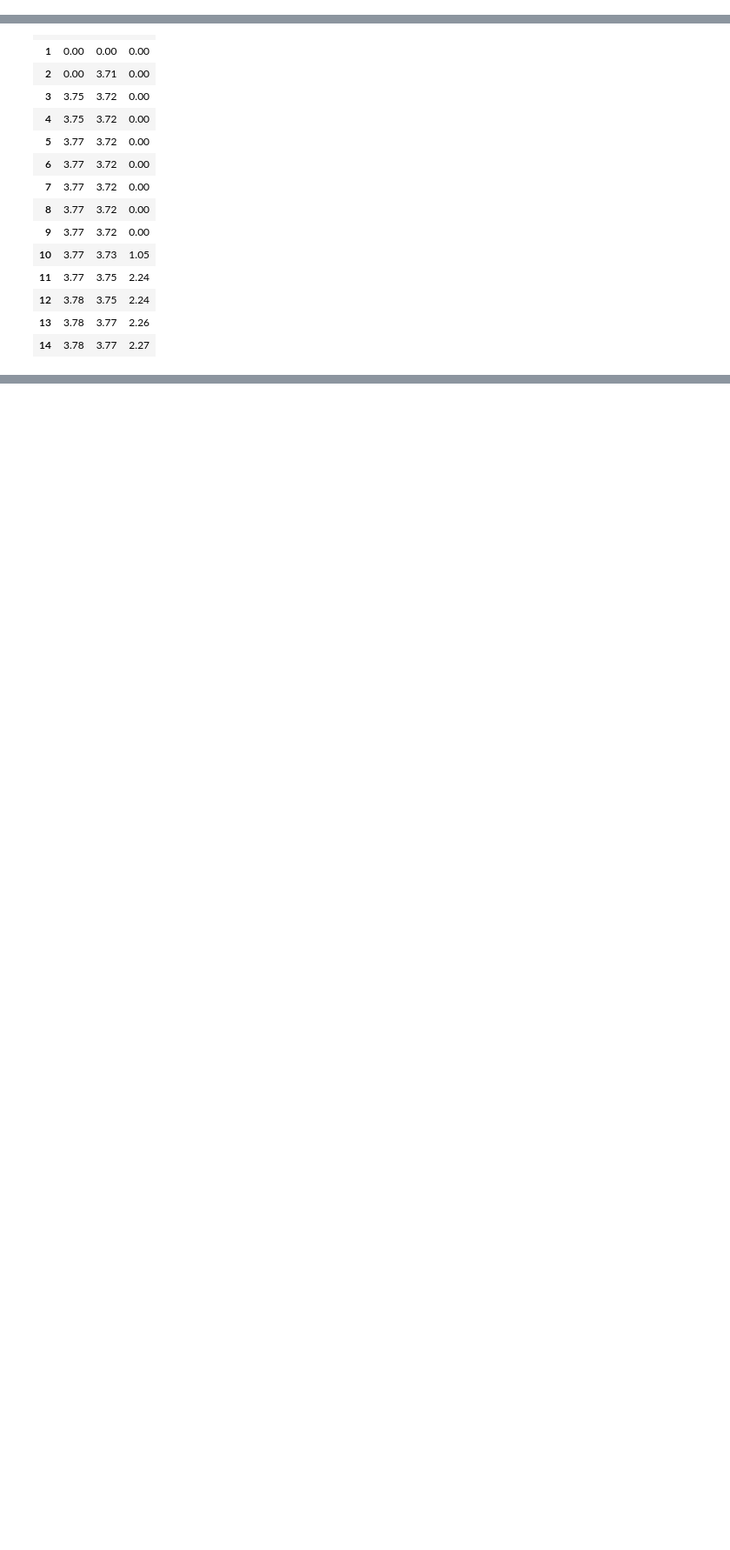
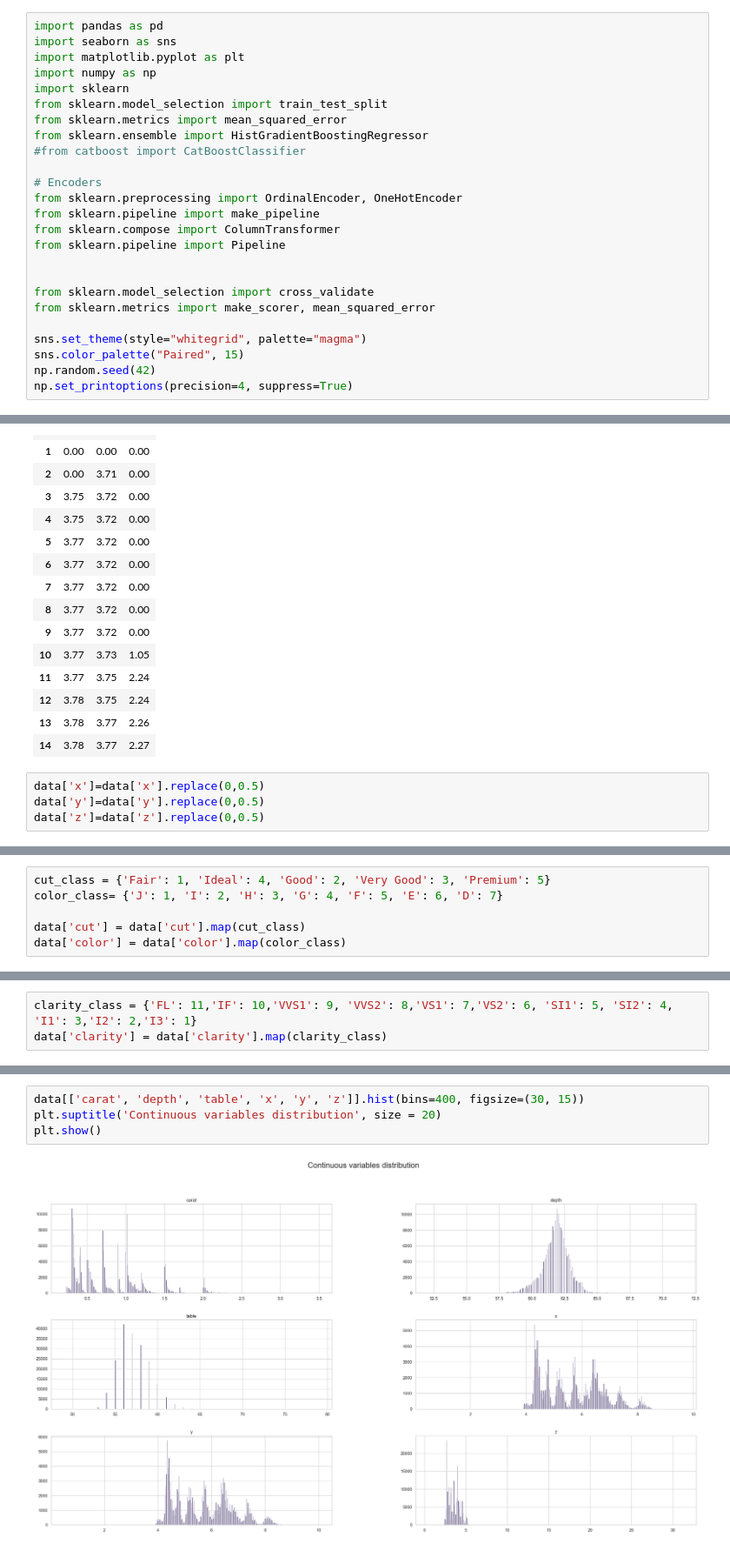
Before and after one commit to dhruvthakur2000/mlopss, a Jupyter notebook: experiments/experiments.ipynb, the cells around one changed output, grey strips where cells are left out. Shown: that part at 87% size. Drawn from its saved outputs; the diff is of its cells as text; blank space fills up the shorter version.

```diff
--- a/experiments/experiments.ipynb
+++ b/experiments/experiments.ipynb
@@ -3,3 +1,28 @@ import pandas as pd
+# %%
+import pandas as pd
+import seaborn as sns
+import matplotlib.pyplot as plt
+import numpy as np
+import sklearn
+from sklearn.model_selection import train_test_split
+from sklearn.metrics import mean_squared_error
+from sklearn.ensemble import HistGradientBoostingRegressor
+#from catboost import CatBoostClassifier
+
+# Encoders
+from sklearn.preprocessing import OrdinalEncoder, OneHotEncoder
+from sklearn.pipeline import make_pipeline
+from sklearn.compose import ColumnTransformer
+from sklearn.pipeline import Pipeline
+
+
+from sklearn.model_selection import cross_validate
+from sklearn.metrics import make_scorer, mean_squared_error
+
+sns.set_theme(style="whitegrid", palette="magma")
+sns.color_palette("Paired", 15)
+np.random.seed(42)
+np.set_printoptions(precision=4, suppress=True)
 # %%
 data= pd.read_csv('D:/mlopss/data/train.csv')
 # %%
@@ -66,3 +92,7 @@ pd.concat(sorted_dims,axis=1).head(15)
 | 12 | 3.78 | 3.75 | 2.24 |
 | 13 | 3.78 | 3.77 | 2.26 |
 | 14 | 3.78 | 3.77 | 2.27 |
+# %%
+data['x']=data['x'].replace(0,0.5)
+data['y']=data['y'].replace(0,0.5)
+data['z']=data['z'].replace(0,0.5)
@@ -68,0 +139,6 @@ pd.concat(sorted_dims,axis=1).head(15)
+# %%
+cut_class = {'Fair': 1, 'Ideal': 4, 'Good': 2, 'Very Good': 3, 'Premium': 5}
+color_class= {'J': 1, 'I': 2, 'H': 3, 'G': 4, 'F': 5, 'E': 6, 'D': 7}
+
+data['cut'] = data['cut'].map(cut_class)
+data['color'] = data['color'].map(color_class)
@@ -68,0 +161,3 @@ pd.concat(sorted_dims,axis=1).head(15)
+# %%
+clarity_class = {'FL': 11,'IF': 10,'VVS1': 9, 'VVS2': 8,'VS1': 7,'VS2': 6, 'SI1': 5, 'SI2': 4, 'I1': 3,'I2': 2,'I3': 1}
+data['clarity'] = data['clarity'].map(clarity_class)
@@ -68,0 +179,6 @@ pd.concat(sorted_dims,axis=1).head(15)
+# %%
+data[['carat', 'depth', 'table', 'x', 'y', 'z']].hist(bins=400, figsize=(30, 15))
+plt.suptitle('Continuous variables distribution', size = 20)
+plt.show()
+# %% [output]
+[figure, added]
```
Also changed, not shown: parts of 26 cells of this notebook.
